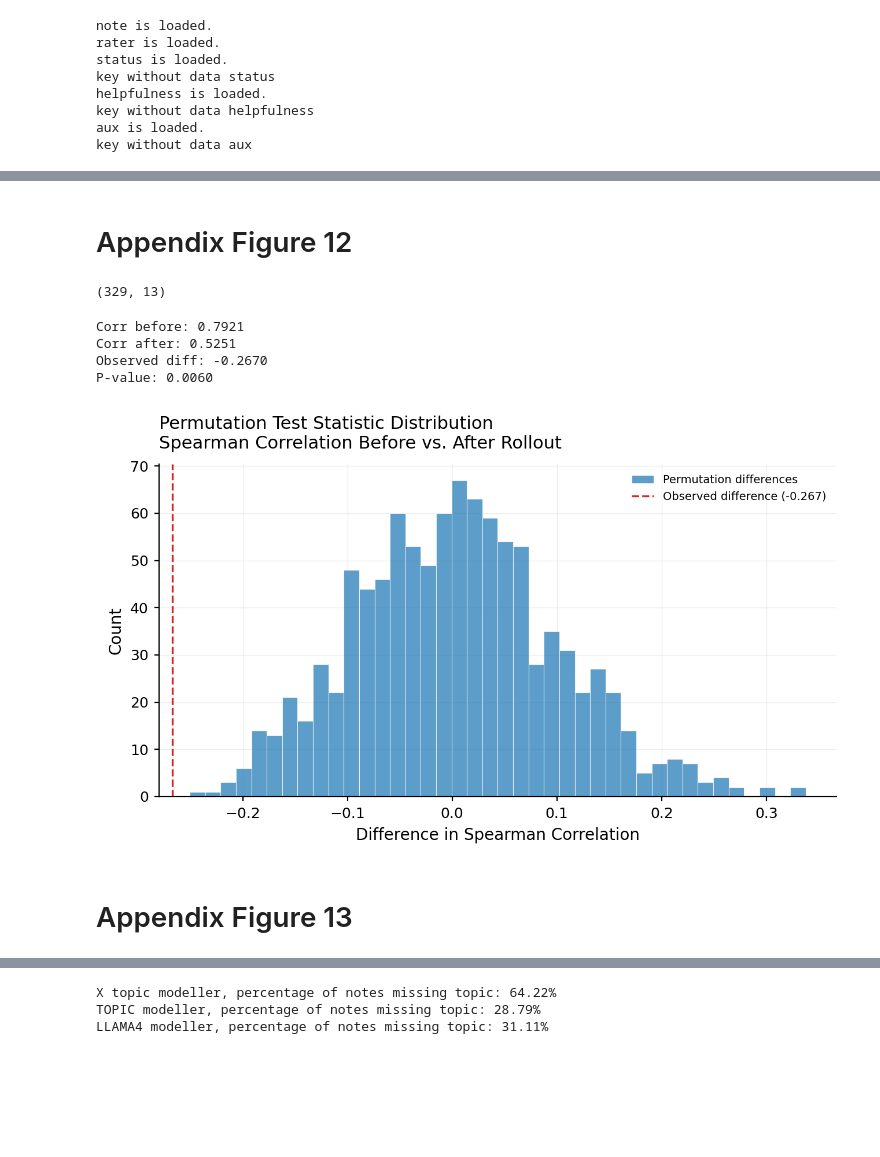
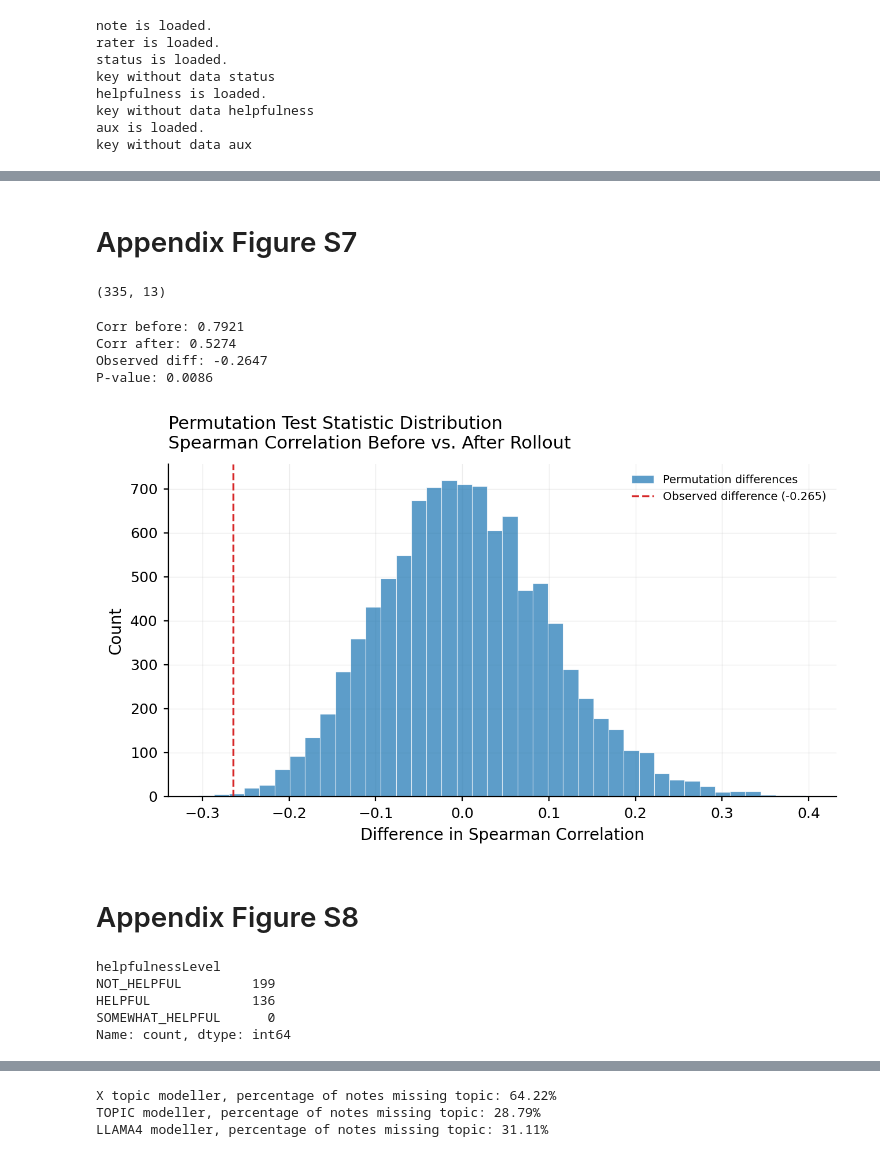
Before and after one commit to karihug/commnotes-analysis, a Jupyter notebook: analysis/appendix_analysis.ipynb, the cells around one changed output, grey strips where cells are left out. Saved outputs shown, nothing was run; the diff lists cells and outputs as text; code cells hidden in the pictures; blank space fills up the shorter version.

Commit message:
updating main text figures

```diff
--- a/analysis/appendix_analysis.ipynb
+++ b/analysis/appendix_analysis.ipynb
@@ -46,6 +47,7 @@ WEEKLY_OUTPUTS_PATH = "/scratch/users/commnotes/communitynotes2022/communitynote
 WEEKLY_OUTPUTS_PATH_2025 = "/scratch/users/commnotes/communitynotes/sourcecode/weekly_outputs"
 
 
+start_date = "2022-06-01"
 max_date = "2023-06-01"
 # %%
 print("--- Loading and Preparing Data ---")
@@ -57,7 +59,7 @@ notes_df["noteId"]=notes_df["noteId"].astype(int)
 
 # The following is all note ratings published by X
 # I only kept the following columns "'noteId', 'raterParticipantId', 'createdAtMillis', 'helpfulnessLevel'" since we don't use the rest.
-ratings_df = read_ratings_from_directory(RATINGS_DIR, start_date_str="2022-06-01",end_date_str=max_date)
+ratings_df = read_ratings_from_directory(RATINGS_DIR, start_date_str="2020-06-01",end_date_str=max_date)
 
 # The following df is the results of the matrix factorzation
 note_df_full, rater_df, status_df, helpfulness_df, aux_df = load_weekly_outputs(WEEKLY_OUTPUTS_PATH,debug=False)
@@ -107 +109,4 @@ len(legacy_users), len(new_users)
+# %%
+# restrict ratings data to June 2022 - June 2023
+ratings_df = ratings_df[ratings_df['createdAtDate'] >= start_date]
 # %% [markdown]
@@ -654,7 +748,7 @@ Covariance Type:                      HC3
 Notes:
 [1] Standard Errors are heteroscedasticity robust (HC3)
 # %% [markdown]
-# Appendix Figure 12
+# Appendix Figure S7
 # %%
 def prepare_rating_factors_over_time_weekly(ratings_df, note_df, rater_df):
     # Add week column to ratings
@@ -727,7 +821,7 @@ df_plot_legacy = df_plot[df_plot['raterParticipantId'].isin(legacy_users)]
 
 df_plot_legacy.shape
 # %% [output]
-(329, 13)
+(335, 13)
 # %%
 before = df_plot_legacy[df_plot_legacy['week_dt'] < cutoff]
 after = df_plot_legacy[df_plot_legacy['week_dt'] > cutoff]
@@ -743,8 +837,12 @@ all_data = pd.concat([before, after]).reset_index(drop=True)
 n_before = len(before)
 perm_diffs = []
 
-for _ in range(1000):
-    shuffled = all_data.sample(frac=1).reset_index(drop=True)
+rng = np.random.default_rng(42)
+
+for _ in range(10_000):
+    idx = rng.permutation(len(all_data))
+    shuffled = all_data.iloc[idx].reset_index(drop=True)
+
     perm_before = shuffled.iloc[:n_before]
     perm_after = shuffled.iloc[n_before:]
 
@@ -759,39 +857,47 @@ print(f'P-value: {p_value:.4f}')
 apply_publication_style()
 fig, ax = plt.subplots(figsize=(6.6, 4.0))
 ax.hist(
     perm_diffs,
     bins=40,
     color=_C_BLUE,
     alpha=0.72,
     edgecolor="white",
     linewidth=0.4,
     label="Permutation differences",
 )
 ax.axvline(
     observed_diff,
     color=_C_EVENT,
     linestyle="--",
     linewidth=1.2,
     label=f"Observed difference ({observed_diff:.3f})",
 )
 ax.legend(frameon=False, fontsize=_FONT_LEGEND, loc="upper right")
 _setup_ax(ax)
 _finalize(
     fig,
     ax,
     xlabel="Difference in Spearman Correlation",
     ylabel="Count",
     title="Permutation Test Statistic Distribution \nSpearman Correlation Before vs. After Rollout",
     save_path="/accounts/projects/jchayes/commnotes/commnotes-analysis/figures/appendix/permutation_spearman.png",
 )
 # %% [output]
 Corr before: 0.7921
-Corr after: 0.5251
-Observed diff: -0.2670
-P-value: 0.0060
+Corr after: 0.5274
+Observed diff: -0.2647
+P-value: 0.0086
-[figure, old version]
+[figure, new version]
 # %% [markdown]
-# Appendix Figure 13
+# Appendix Figure S8
+# %%
+df_plot_legacy["helpfulnessLevel"].value_counts()
+# %% [output]
+helpfulnessLevel
+NOT_HELPFUL         199
+HELPFUL             136
+SOMEWHAT_HELPFUL      0
+Name: count, dtype: int64
 # %%
 before = df_plot_legacy[df_plot_legacy['week_dt'] < cutoff]
 after = df_plot_legacy[df_plot_legacy['week_dt'] > cutoff]
```
Also changed, not shown: parts of 49 cells of this notebook, 1 other file.
